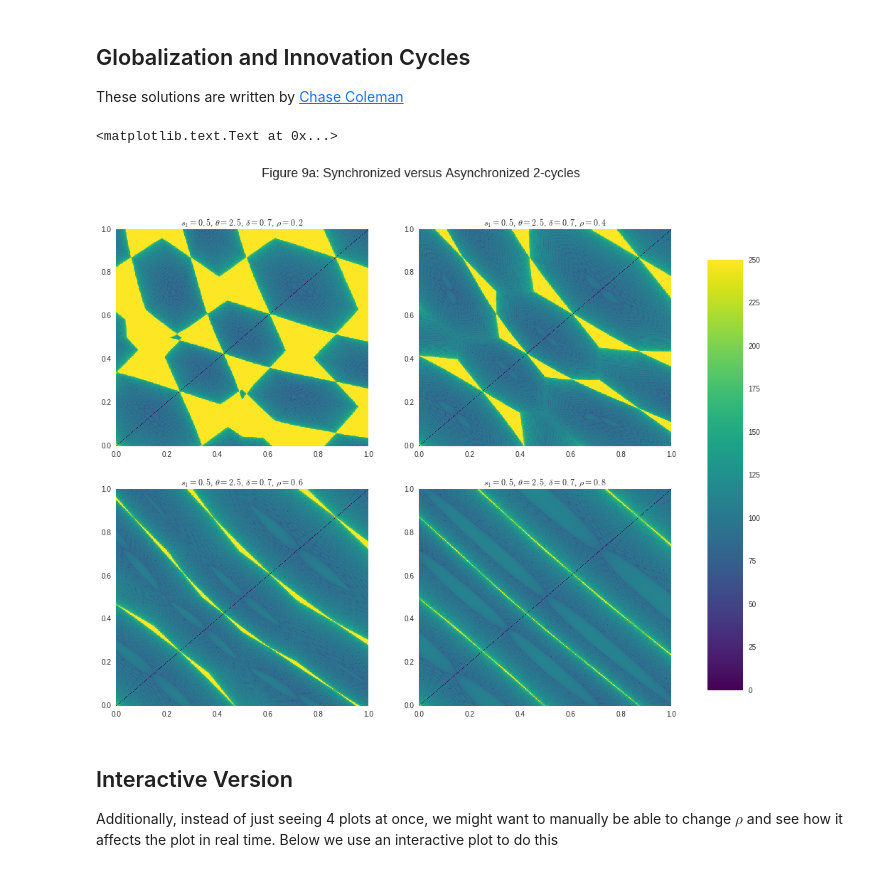
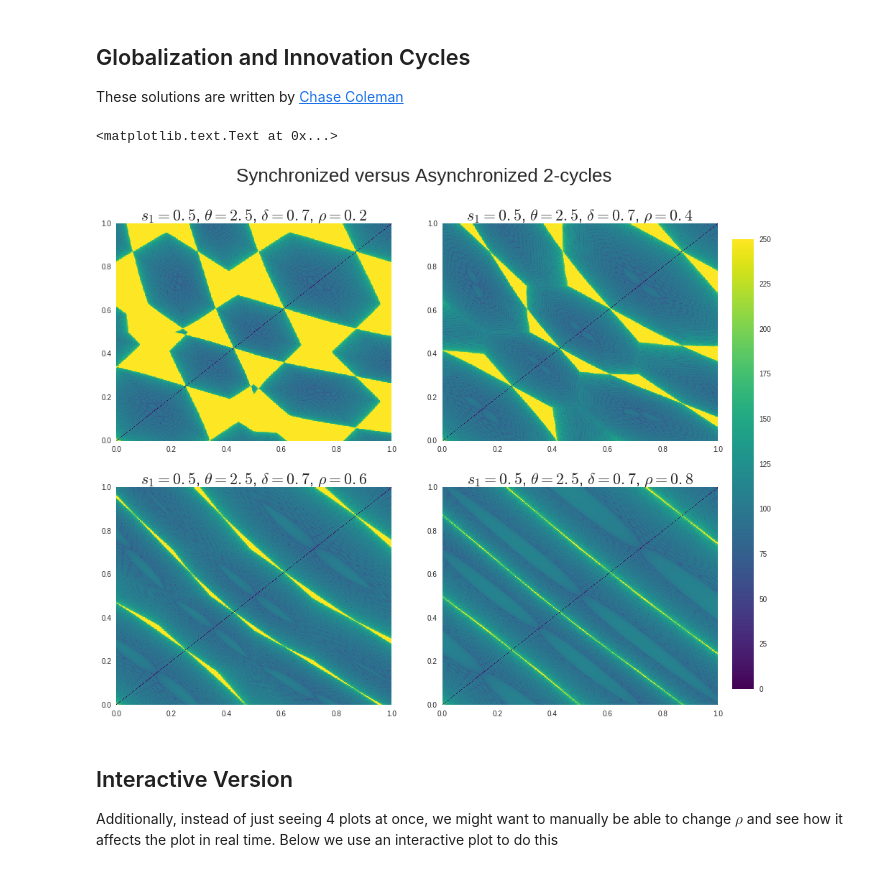
Before and after one commit to rtvt123/QuantEcon.applications, a Jupyter notebook: matsuyama/matsuyama_solutions_py.ipynb, the cells around one changed output. Drawn from its saved outputs; the diff is of its cells as text; code cells hidden in the pictures.

```diff
--- a/matsuyama/matsuyama_solutions_py.ipynb
+++ b/matsuyama/matsuyama_solutions_py.ipynb
@@ -20,30 +20,41 @@ def plot_attraction_basis(s1=0.5, theta=2.5, delta=0.7, rho=0.2, npts=250, ax=No
 
     return ab, cf
 # %%
-fig, ax = plt.subplots(2, 2, figsize=(14, 12))
+fig = plt.figure(figsize=(14, 12))
+
+# Left - Bottom - Width - Height
+ax0 = fig.add_axes((0.05, 0.475, 0.38, 0.35), label="axes0")
+ax1 = fig.add_axes((0.5, 0.475, 0.38, 0.35), label="axes1")
+ax2 = fig.add_axes((0.05, 0.05, 0.38, 0.35), label="axes2")
+ax3 = fig.add_axes((0.5, 0.05, 0.38, 0.35), label="axes3")
 
 params = [[0.5, 2.5, 0.7, 0.2],
           [0.5, 2.5, 0.7, 0.4],
           [0.5, 2.5, 0.7, 0.6],
           [0.5, 2.5, 0.7, 0.8]]
 
-ab0, cf0 = plot_attraction_basis(*params[0], npts=500, ax=ax[0, 0])
-ab1, cf1 = plot_attraction_basis(*params[1], npts=500, ax=ax[0, 1])
-ab2, cf2 = plot_attraction_basis(*params[2], npts=500, ax=ax[1, 0])
-ab3, cf3 = plot_attraction_basis(*params[3], npts=500, ax=ax[1, 1])
+ab0, cf0 = plot_attraction_basis(*params[0], npts=500, ax=ax0)
+ab1, cf1 = plot_attraction_basis(*params[1], npts=500, ax=ax1)
+ab2, cf2 = plot_attraction_basis(*params[2], npts=500, ax=ax2)
+ab3, cf3 = plot_attraction_basis(*params[3], npts=500, ax=ax3)
 
-cbar_ax = fig.add_axes([0.95, 0.15, 0.05, 0.7])
+cbar_ax = fig.add_axes([0.9, 0.075, 0.03, 0.725])
 plt.colorbar(cf0, cax=cbar_ax)
 
-ax[0, 0].set_title(r"$s_1=0.5$, $\theta=2.5$, $\delta=0.7$, $\rho=0.2$")
-ax[0, 1].set_title(r"$s_1=0.5$, $\theta=2.5$, $\delta=0.7$, $\rho=0.4$")
-ax[1, 0].set_title(r"$s_1=0.5$, $\theta=2.5$, $\delta=0.7$, $\rho=0.6$")
-ax[1, 1].set_title(r"$s_1=0.5$, $\theta=2.5$, $\delta=0.7$, $\rho=0.8$")
+ax0.set_title(r"$s_1=0.5$, $\theta=2.5$, $\delta=0.7$, $\rho=0.2$",
+              fontsize=22)
+ax1.set_title(r"$s_1=0.5$, $\theta=2.5$, $\delta=0.7$, $\rho=0.4$",
+              fontsize=22)
+ax2.set_title(r"$s_1=0.5$, $\theta=2.5$, $\delta=0.7$, $\rho=0.6$",
+              fontsize=22)
+ax3.set_title(r"$s_1=0.5$, $\theta=2.5$, $\delta=0.7$, $\rho=0.8$",
+              fontsize=22)
 
-fig.suptitle("Figure 9a: Synchronized versus Asynchronized 2-cycles", x=0.55, y=1.0, size=18)
+fig.suptitle("Synchronized versus Asynchronized 2-cycles",
+             x=0.475, y=0.915, size=26)
 # %% [output]
 <matplotlib.text.Text at 0x...>
-[figure, old version]
+[figure, new version]
 # %% [markdown]
 ## Interactive Version
 
```
Also changed, not shown: parts of 1 cell of this notebook.
